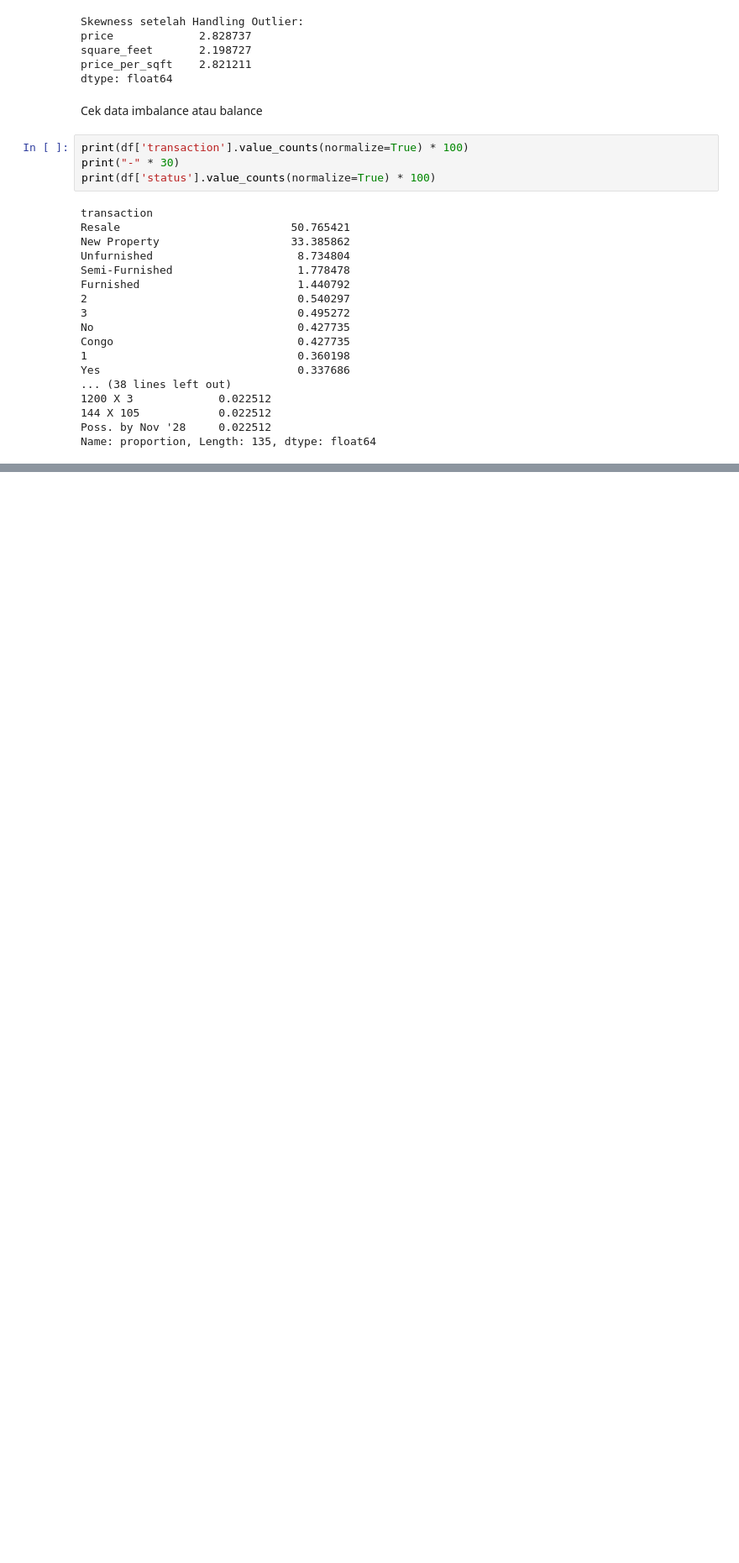
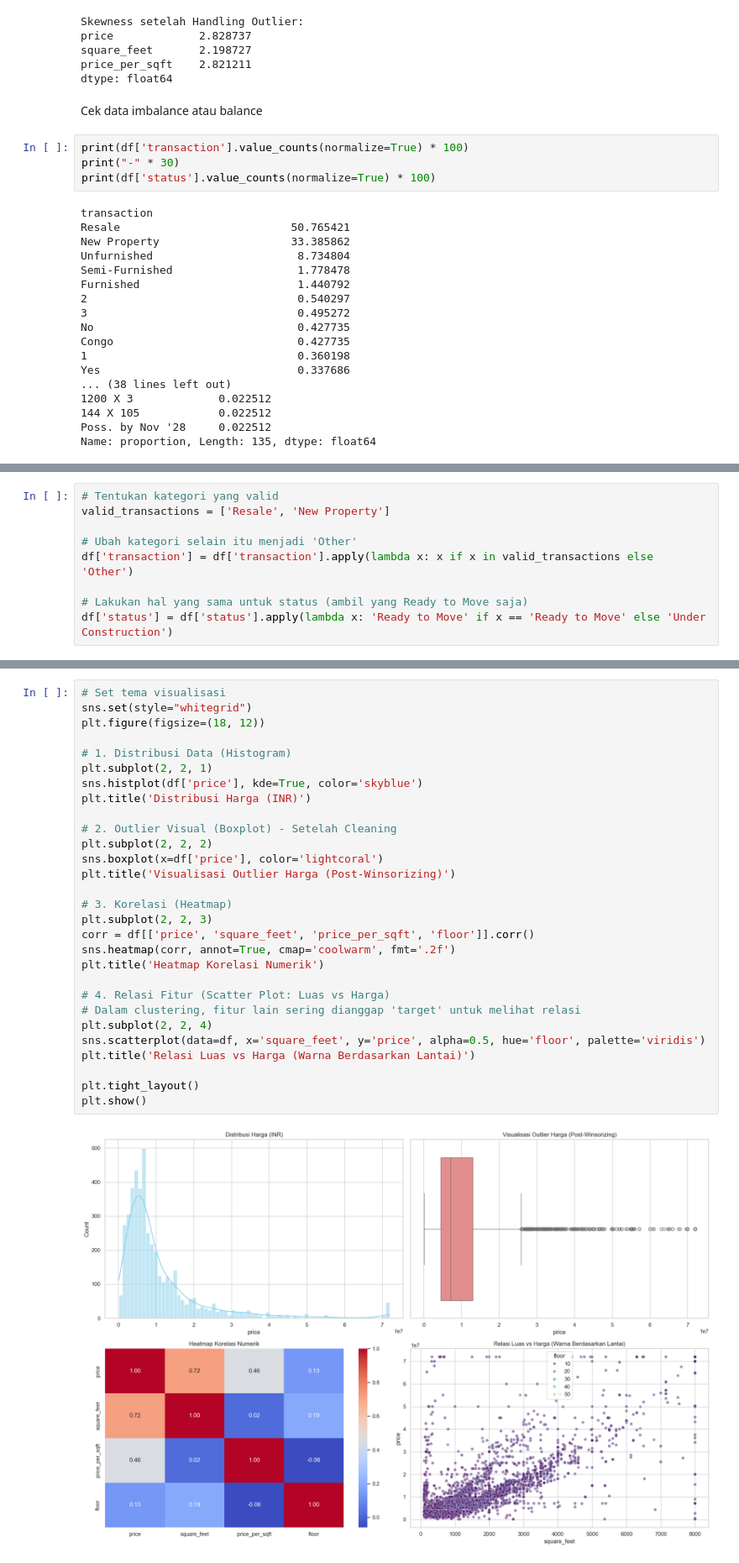
Before and after one commit to AryaGoberto/Clustering-Surat-Apartments, a Jupyter notebook: notebook/test.ipynb, the cells around one changed output, grey strips where cells are left out. Shown at 84% size. Cells and saved outputs as stored; diff of their text form; blank space fills up the shorter version.

```diff
--- a/notebook/test.ipynb
+++ b/notebook/test.ipynb
@@ -294,0 +297,9 @@ Name: proportion, Length: 135, dtype: float64
+# %%
+# Tentukan kategori yang valid
+valid_transactions = ['Resale', 'New Property']
+
+# Ubah kategori selain itu menjadi 'Other'
+df['transaction'] = df['transaction'].apply(lambda x: x if x in valid_transactions else 'Other')
+
+# Lakukan hal yang sama untuk status (ambil yang Ready to Move saja)
+df['status'] = df['status'].apply(lambda x: 'Ready to Move' if x == 'Ready to Move' else 'Under Construction')
@@ -310,0 +351,31 @@ ValueError: could not convert string to float: '5 out of 10'
+# %%
+# Set tema visualisasi
+sns.set(style="whitegrid")
+plt.figure(figsize=(18, 12))
+
+# 1. Distribusi Data (Histogram)
+plt.subplot(2, 2, 1)
+sns.histplot(df['price'], kde=True, color='skyblue')
+plt.title('Distribusi Harga (INR)')
+
+# 2. Outlier Visual (Boxplot) - Setelah Cleaning
+plt.subplot(2, 2, 2)
+sns.boxplot(x=df['price'], color='lightcoral')
+plt.title('Visualisasi Outlier Harga (Post-Winsorizing)')
+
+# 3. Korelasi (Heatmap)
+plt.subplot(2, 2, 3)
+corr = df[['price', 'square_feet', 'price_per_sqft', 'floor']].corr()
+sns.heatmap(corr, annot=True, cmap='coolwarm', fmt='.2f')
+plt.title('Heatmap Korelasi Numerik')
+
+# 4. Relasi Fitur (Scatter Plot: Luas vs Harga)
+# Dalam clustering, fitur lain sering dianggap 'target' untuk melihat relasi
+plt.subplot(2, 2, 4)
+sns.scatterplot(data=df, x='square_feet', y='price', alpha=0.5, hue='floor', palette='viridis')
+plt.title('Relasi Luas vs Harga (Warna Berdasarkan Lantai)')
+
+plt.tight_layout()
+plt.show()
+# %% [output]
+[figure, added]
```
Also changed, not shown: parts of 16 cells of this notebook.
